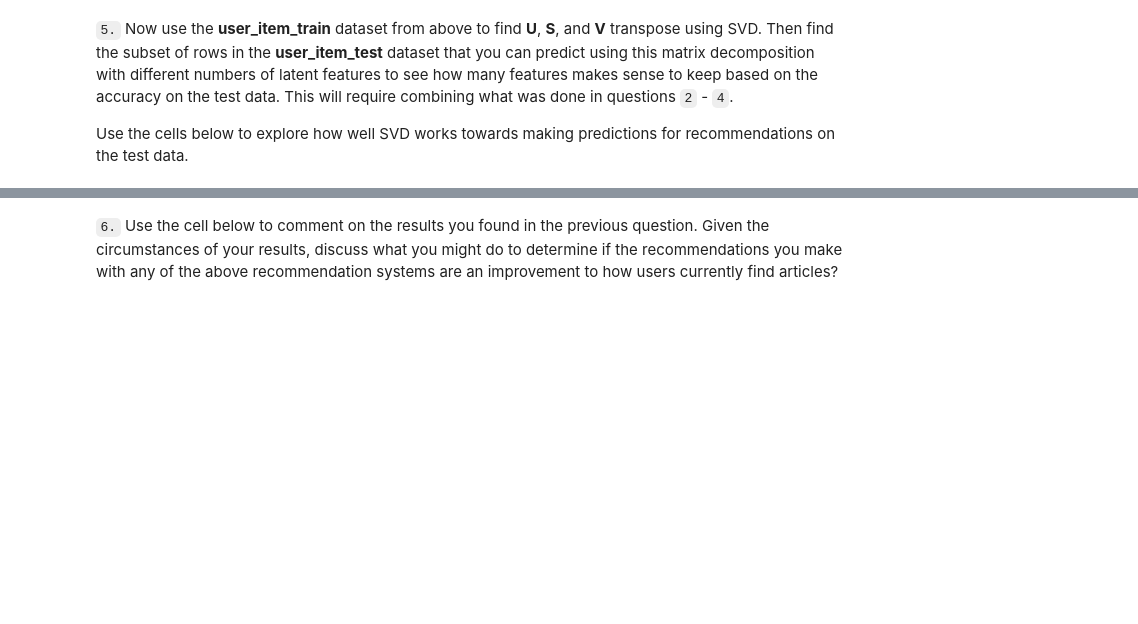
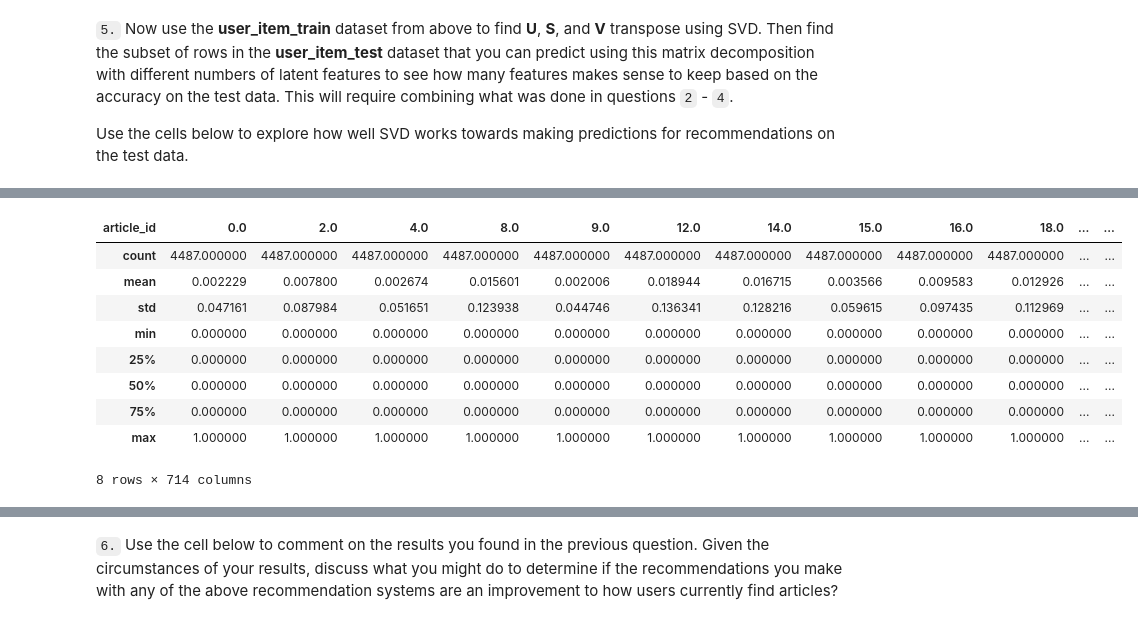
Before and after one commit to chenmengjie-xiaomi/Recommendations-with-IBM, a Jupyter notebook: Recommendations_with_IBM.ipynb, the cells around one changed output, grey strips where cells are left out. Saved outputs shown, nothing was run; the diff lists cells and outputs as text; code cells hidden in the pictures; blank space fills up the shorter version.

```diff
--- a/Recommendations_with_IBM.ipynb
+++ b/Recommendations_with_IBM.ipynb
@@ -669,2 +829,15 @@ Use the cells below to explore how well SVD works towards making predictions for
+# %%
+user_item_train.describe()
+# %% [output]
+| article_id | 0.0 | 2.0 | 4.0 | 8.0 | 9.0 | 12.0 | 14.0 | 15.0 | 16.0 | 18.0 | ... | ... |
+| count | 4487.000000 | 4487.000000 | 4487.000000 | 4487.000000 | 4487.000000 | 4487.000000 | 4487.000000 | 4487.000000 | 4487.000000 | 4487.000000 | ... | ... |
+| mean | 0.002229 | 0.007800 | 0.002674 | 0.015601 | 0.002006 | 0.018944 | 0.016715 | 0.003566 | 0.009583 | 0.012926 | ... | ... |
+| std | 0.047161 | 0.087984 | 0.051651 | 0.123938 | 0.044746 | 0.136341 | 0.128216 | 0.059615 | 0.097435 | 0.112969 | ... | ... |
+| min | 0.000000 | 0.000000 | 0.000000 | 0.000000 | 0.000000 | 0.000000 | 0.000000 | 0.000000 | 0.000000 | 0.000000 | ... | ... |
+| 25% | 0.000000 | 0.000000 | 0.000000 | 0.000000 | 0.000000 | 0.000000 | 0.000000 | 0.000000 | 0.000000 | 0.000000 | ... | ... |
+| 50% | 0.000000 | 0.000000 | 0.000000 | 0.000000 | 0.000000 | 0.000000 | 0.000000 | 0.000000 | 0.000000 | 0.000000 | ... | ... |
+| 75% | 0.000000 | 0.000000 | 0.000000 | 0.000000 | 0.000000 | 0.000000 | 0.000000 | 0.000000 | 0.000000 | 0.000000 | ... | ... |
+| max | 1.000000 | 1.000000 | 1.000000 | 1.000000 | 1.000000 | 1.000000 | 1.000000 | 1.000000 | 1.000000 | 1.000000 | ... | ... |
+8 rows × 714 columns
 # %%
 # fit SVD on the user_item_train matrix
```
Also changed, not shown: parts of 32 cells of this notebook, 5 other files.
